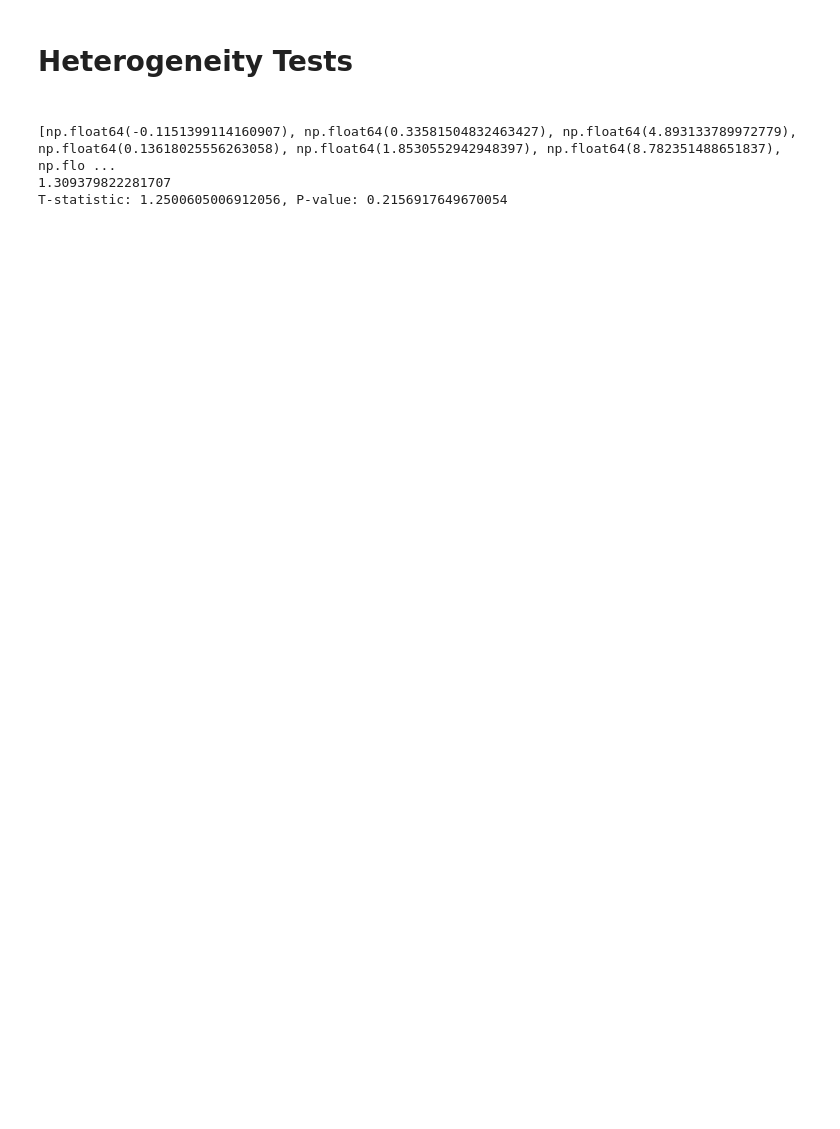
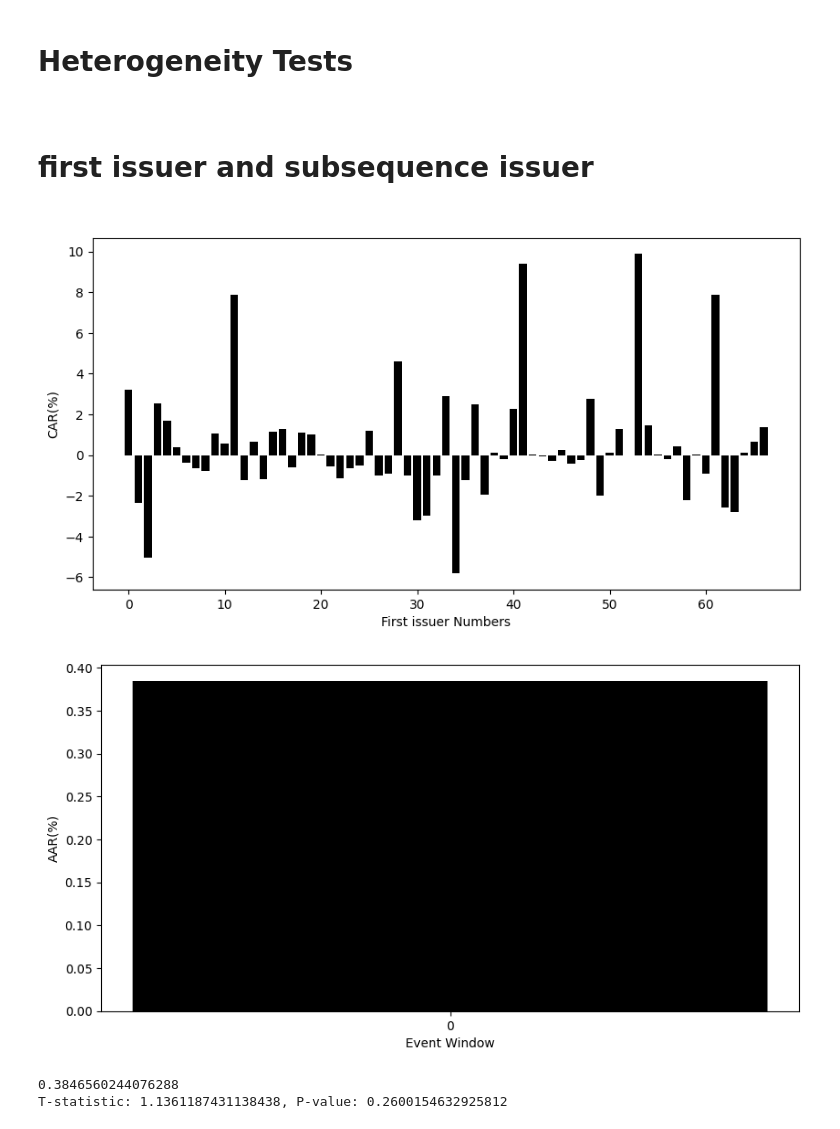
Before and after one commit to haiyan6/Dissertation1, a Jupyter notebook: eventstudy.ipynb, the cells around one changed output. Saved outputs shown, nothing was run; the diff lists cells and outputs as text; code cells hidden in the pictures; blank space fills up the shorter version.

```diff
--- a/eventstudy.ipynb
+++ b/eventstudy.ipynb
@@ -106,40 +206,82 @@ T-statistic: 2.161932885012209, P-value: 0.0326596898513397
 # %% [markdown]
 <h1>Heterogeneity Tests<h1>
+# %% [markdown]
+<h1>first issuer and subsequence issuer<h1>
 # %%
+# first issued
+
 # event window
-ewl=-5
-ewr=5
+# ewl=-5
+# ewr=5
 
-Total_CAR2 = []
+# ewl=-3
+# ewr=5
 
-# first issued
+# ewl=-1
+# ewr=5
+
+# ewl=-1
+# ewr=2
+
+# ewl=-1
+# ewr=0
+
+ewl=0
+ewr=0
+
+Total_AR2= np.zeros((len(CGB[2]['Code']),ewr - ewl + 1))
 for i in range(len(CGB[2]['Code'])):
     row_num_x = list(CGB[0]['Code']).index(CGB[2]['Start Date'][i])
     x = CGB[0]['CHSASHR'][row_num_x - 220: row_num_x - 19]
     y = CGB[0][CGB[2]['Code'][i]][row_num_x - 220: row_num_x - 19]
     p0 = [0, 1]
     Para = leastsq(error, p0, args=(x, y))
     a, b = Para[0]
     # print(a,b)
 
 
-    CAR2=0
+
     for j in range(ewr - ewl + 1):
         # the abnormal daily return
         AR2 = CGB[0][CGB[2]['Code'][i]][row_num_x + ewl + j] - (b + a * CGB[0]['CHSASHR'][row_num_x + ewl + j])
-        # the cumulative abnormal return
-        CAR2 += AR2
-    Total_CAR2.append(CAR2)
-print(Total_CAR2)
+        Total_AR2[i][j]=AR2
+
+
+# the cumulative abnormal return of company i
+Total_CAR2=np.sum(Total_AR2, axis=1)
+# the average abnormal return in [ewl,ewr]
+Total_CAR22=np.mean(Total_AR2, axis=0)
+# print(Total_CAR2)
+# print(Total_CAR22)
+
+# Issuance Number - CAR figure
+Company_numbers=range(len(CGB[2]['Code']))
+plt.figure(figsize=(10, 5))
+plt.bar(Company_numbers, Total_CAR2, color='black')
+
+plt.xlabel('First issuer Numbers')
+plt.ylabel('CAR(%)')
+
+plt.show()
+# Event Window - CAR figure
+Event_number=np.arange(ewl, ewr+1, 1)
+plt.figure(figsize=(10, 5))
+plt.bar(Event_number, Total_CAR22, color='black')
+plt.xticks(Event_number)
+plt.xlabel('Event Window')
+plt.ylabel('AAR(%)')
+
+plt.show()
 
 CAAR2 = np.mean(Total_CAR2)
 print(CAAR2)
 # T-test
 t_statistic, p_value = stats.ttest_1samp(Total_CAR2, 0)
 
 print(f"T-statistic: {t_statistic}, P-value: {p_value}")
 # %% [output]
+[figure, added]
+[figure, added]
-[np.float64(-0.1151399114160907), np.float64(0.33581504832463427), np.float64(4.893133789972779), np.float64(0.13618025556263058), np.float64(1.8530552942948397), np.float64(8.782351488651837), np.flo ...
-1.309379822281707
-T-statistic: 1.2500605006912056, P-value: 0.2156917649670054
+0.3846560244076288
+T-statistic: 1.1361187431138438, P-value: 0.2600154632925812
 # %%
```
Also changed, not shown: parts of 15 cells of this notebook, 4 other files.
